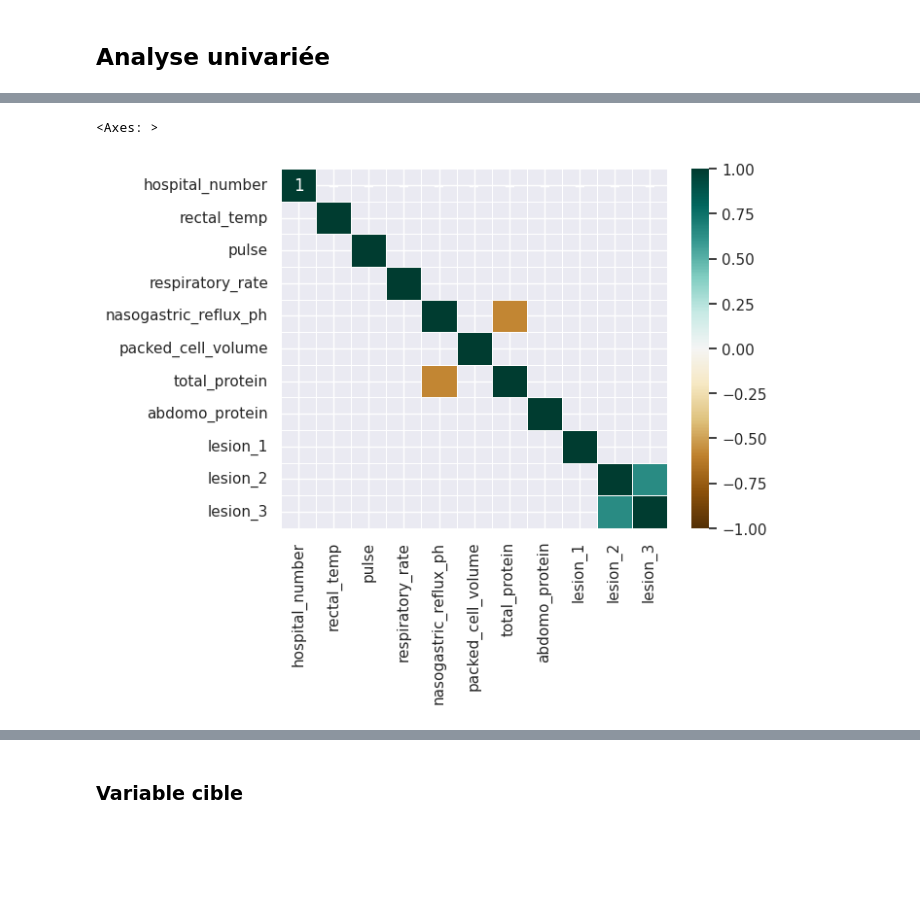
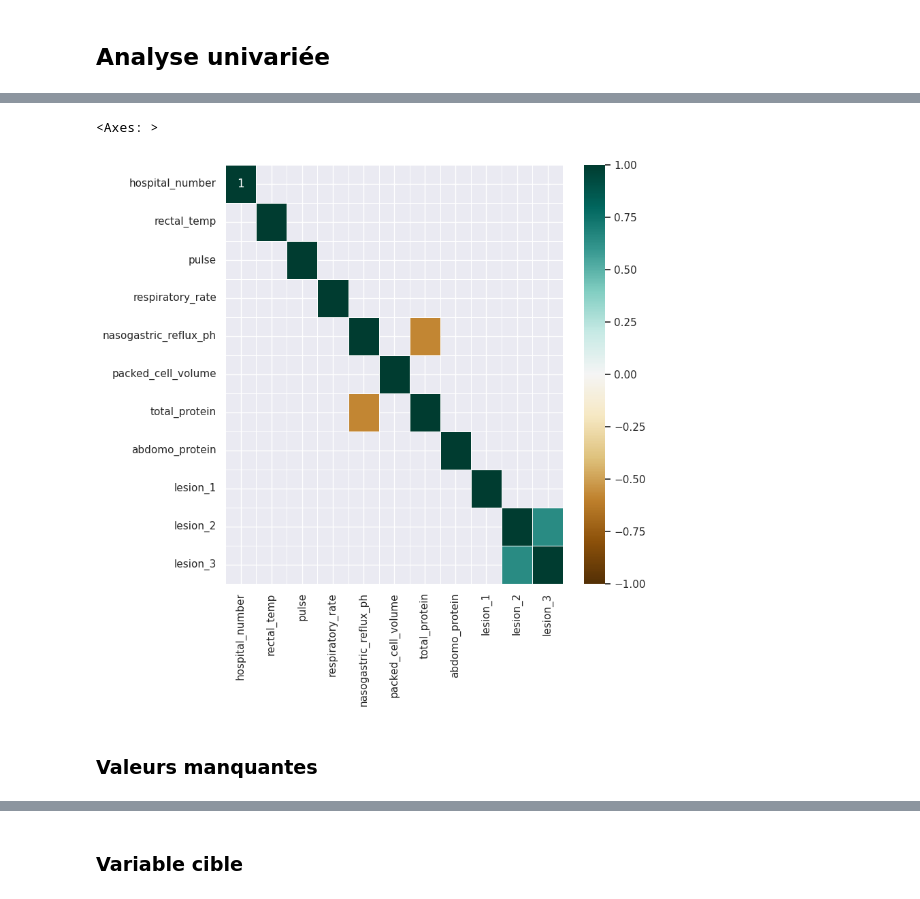
Before and after one commit to Ab2nour/kaggle-competitions, a Jupyter notebook: 2023/Playground Series/Season 3 Episode 22 Predict Health Outcomes of Horses/exploratory-analysis.ipynb, the cells around one changed output, grey strips where cells are left out. Saved outputs shown, nothing was run; the diff lists cells and outputs as text; code cells hidden in the pictures; blank space fills up the shorter version.

```diff
--- a/2023/Playground Series/Season 3 Episode 22 Predict Health Outcomes of Horses/exploratory-analysis.ipynb
+++ b/2023/Playground Series/Season 3 Episode 22 Predict Health Outcomes of Horses/exploratory-analysis.ipynb
@@ -61 +47,3 @@ Index(['surgery', 'age', 'hospital_number', 'rectal_temp', 'pulse',
+# %%
+df[quali_var] = df[quali_var].astype(str).astype("category")  # todo: convertir uniquement les variables INT en category
 # %%
@@ -134,12 +148,18 @@ ValueError: could not convert string to float: 'yes'
 # %%
+plt.figure(figsize=(8, 8))
+
+TRESHOLD = 0.5
+
 sns.heatmap(
-    X.corr()[X.corr().abs() > 0.5],
+    df[quanti_var].corr()[df[quanti_var].corr().abs() > TRESHOLD],
     annot=True,
     cmap="BrBG",
     linewidths=0.5,
     vmax=1,
     vmin=-1,
 )
 # %% [output]
 <Axes: >
-[figure, old version]
+[figure, new version]
+# %% [markdown]
+### Valeurs manquantes
```
Also changed, not shown: parts of 33 cells of this notebook.
